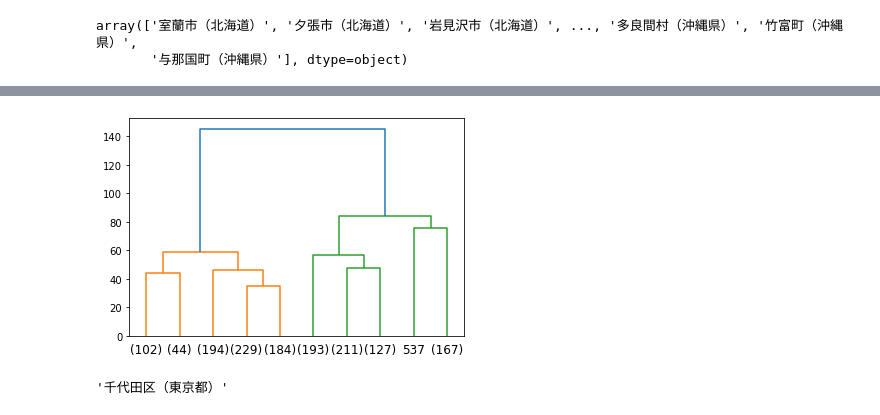
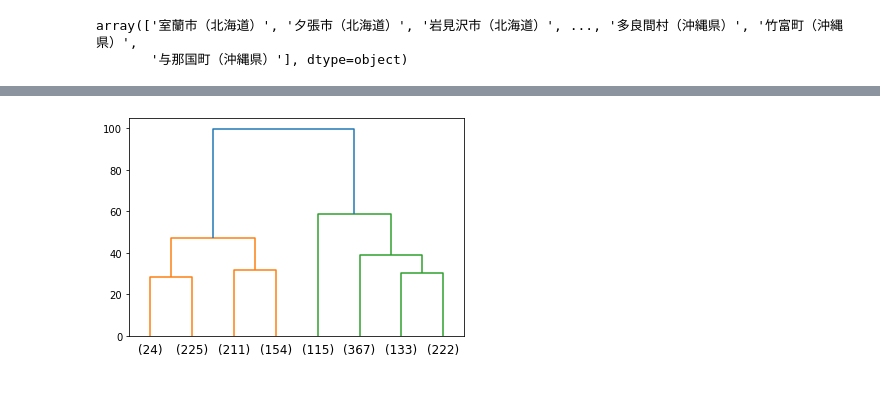
Before and after one commit to tMaehashi/City-Analysis, a Jupyter notebook: Code/city_2.ipynb, the cells around one changed output, grey strips where cells are left out. Drawn from its saved outputs; the diff is of its cells as text; code cells hidden in the pictures.

```diff
--- a/Code/city_2.ipynb
+++ b/Code/city_2.ipynb
@@ -159,6 +153,6 @@ my_df.style.applymap(color_background)
 # %%
 pd.options.display.float_format = '{:.4f}'.format
 pca_score = pd.DataFrame(val_PCA, columns=[f'PC{i+1}' for i in range(pca.n_components_)], index=C)
-df_score = pca_score.iloc[:, :9]
+df_score = pca_score.iloc[:, :5]
 df_score
 # %% [output]
@@ -216,14 +208,9 @@ def plot_dendrogram(model, **kwargs):
 # %%
 model = AgglomerativeClustering(affinity='euclidean',
                                 linkage='ward',
                                 distance_threshold=0,
                                 n_clusters=None)
 model = model.fit(my_score)
-plot_dendrogram(model, truncate_mode='lastp', p=10)
+plot_dendrogram(model, truncate_mode='lastp', p=8)
 # %% [output]
-[figure, old version]
+[figure, new version]
-# %%
-labels[537] # 1つだけのクラスタ
-C[537]
-# %% [output]
-'千代田区（東京都）'
```
Also changed, not shown: parts of 22 cells of this notebook, 1 other file.
